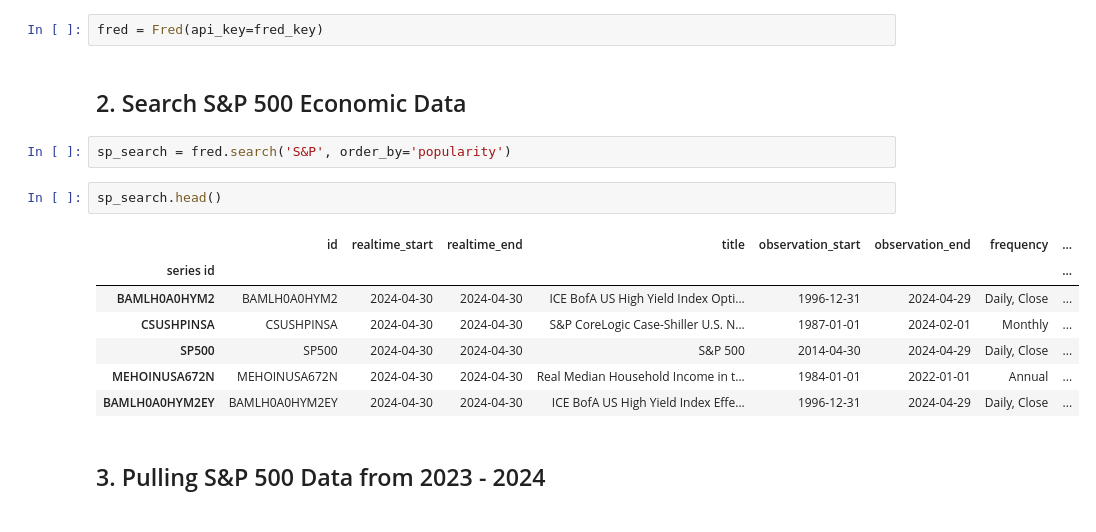
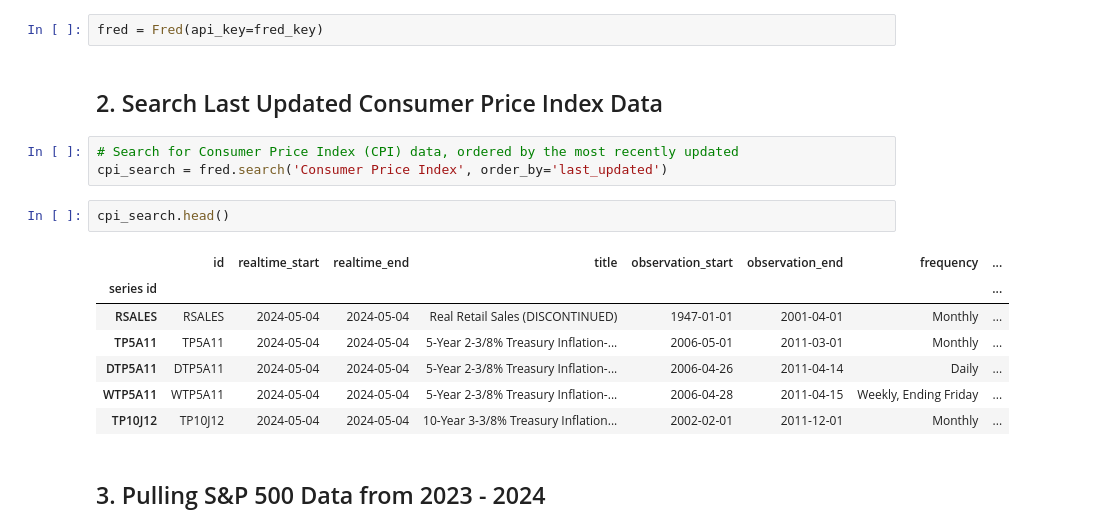
Before and after one commit to Egarcia99/2024_Economic_analysis, a Jupyter notebook: Economic-Data-Analysis/Economic-Analysis.ipynb, the cells around one changed output. Drawn from its saved outputs; the diff is of its cells as text.

```diff
--- a/Economic-Data-Analysis/Economic-Analysis.ipynb
+++ b/Economic-Data-Analysis/Economic-Analysis.ipynb
@@ -29,19 +29,20 @@ fred_key = os.getenv("API_KEY")
 # %%
 fred = Fred(api_key=fred_key)
 # %% [markdown]
-## 2. Search S&P 500 Economic Data ##
+## 2. Search Last Updated Consumer Price Index Data  ##
-# %%
-sp_search = fred.search('S&P', order_by='popularity')
+# %%
+# Search for Consumer Price Index (CPI) data, ordered by the most recently updated
+cpi_search = fred.search('Consumer Price Index', order_by='last_updated')
 # %%
-sp_search.head()
+cpi_search.head()
 # %% [output]
 |  | id | realtime_start | realtime_end | title | observation_start | observation_end | frequency | ... |
 | series id |  |  |  |  |  |  |  | ... |
-| BAMLH0A0HYM2 | BAMLH0A0HYM2 | 2024-04-30 | 2024-04-30 | ICE BofA US High Yield Index Opti... | 1996-12-31 | 2024-04-29 | Daily, Close | ... |
-| CSUSHPINSA | CSUSHPINSA | 2024-04-30 | 2024-04-30 | S&P CoreLogic Case-Shiller U.S. N... | 1987-01-01 | 2024-02-01 | Monthly | ... |
-| SP500 | SP500 | 2024-04-30 | 2024-04-30 | S&P 500 | 2014-04-30 | 2024-04-29 | Daily, Close | ... |
-| MEHOINUSA672N | MEHOINUSA672N | 2024-04-30 | 2024-04-30 | Real Median Household Income in t... | 1984-01-01 | 2022-01-01 | Annual | ... |
-| BAMLH0A0HYM2EY | BAMLH0A0HYM2EY | 2024-04-30 | 2024-04-30 | ICE BofA US High Yield Index Effe... | 1996-12-31 | 2024-04-29 | Daily, Close | ... |
+| RSALES | RSALES | 2024-05-04 | 2024-05-04 | Real Retail Sales (DISCONTINUED) | 1947-01-01 | 2001-04-01 | Monthly | ... |
+| TP5A11 | TP5A11 | 2024-05-04 | 2024-05-04 | 5-Year 2-3/8% Treasury Inflation-... | 2006-05-01 | 2011-03-01 | Monthly | ... |
+| DTP5A11 | DTP5A11 | 2024-05-04 | 2024-05-04 | 5-Year 2-3/8% Treasury Inflation-... | 2006-04-26 | 2011-04-14 | Daily | ... |
+| WTP5A11 | WTP5A11 | 2024-05-04 | 2024-05-04 | 5-Year 2-3/8% Treasury Inflation-... | 2006-04-28 | 2011-04-15 | Weekly, Ending Friday | ... |
+| TP10J12 | TP10J12 | 2024-05-04 | 2024-05-04 | 10-Year 3-3/8% Treasury Inflation... | 2002-02-01 | 2011-12-01 | Monthly | ... |
 # %% [markdown]
 ## 3. Pulling S&P 500 Data from 2023 - 2024
 # %%
```
Also changed, not shown: parts of 1 cell of this notebook, 1 other file.
